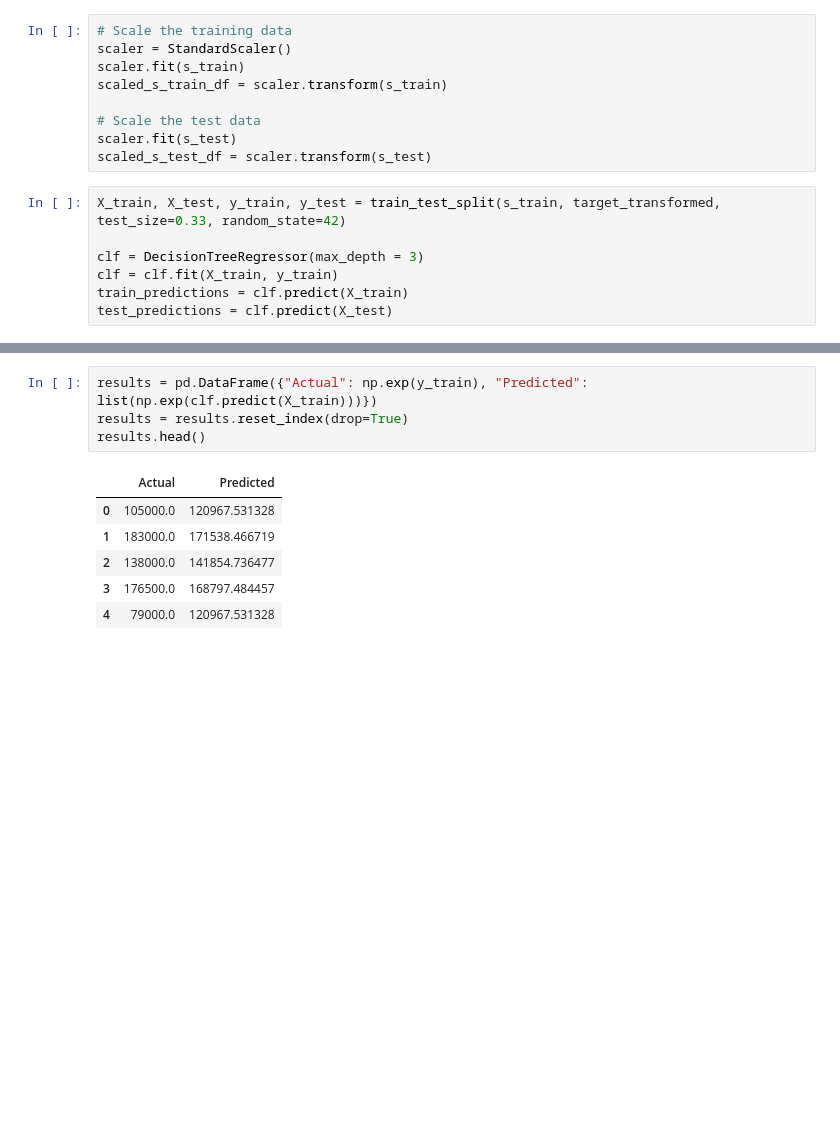
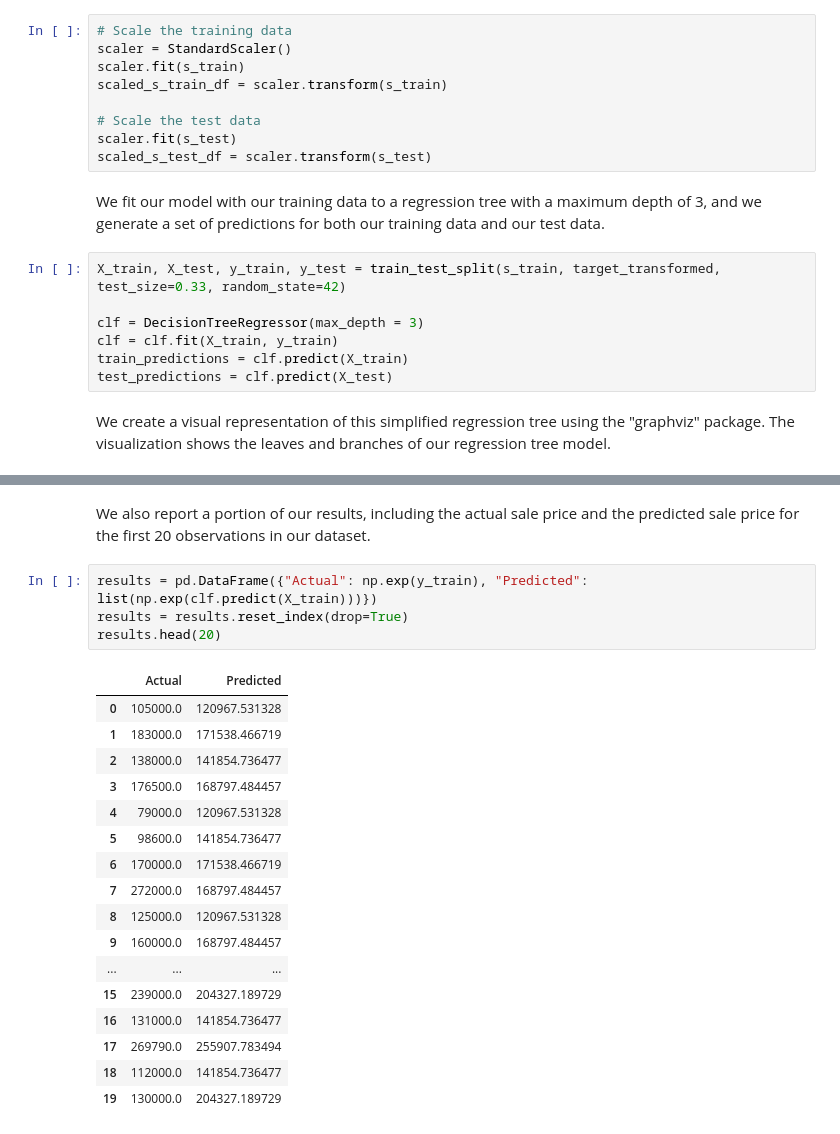
Before and after one commit to jeimee/588-econometrics, a Jupyter notebook: Regression-Trees-Project-V4.ipynb, the cells around one changed output, grey strips where cells are left out. Cells and saved outputs as stored; diff of their text form; blank space fills up the shorter version.

```diff
--- a/Regression-Trees-Project-V4.ipynb
+++ b/Regression-Trees-Project-V4.ipynb
@@ -461,6 +466,8 @@ scaled_s_train_df = scaler.transform(s_train)
 # Scale the test data
 scaler.fit(s_test)
 scaled_s_test_df = scaler.transform(s_test)
+# %% [markdown]
+We fit our model with our training data to a regression tree with a maximum depth of 3, and we generate a set of predictions for both our training data and our test data.
 # %%
 X_train, X_test, y_train, y_test = train_test_split(s_train, target_transformed, test_size=0.33, random_state=42)
 
@@ -468,6 +475,8 @@ clf = DecisionTreeRegressor(max_depth = 3)
 clf = clf.fit(X_train, y_train)
 train_predictions = clf.predict(X_train)
 test_predictions = clf.predict(X_test)
+# %% [markdown]
+We create a visual representation of this simplified regression tree using the "graphviz" package. The visualization shows the leaves and branches of our regression tree model.
 # %%
 #http://scikit-learn.org/stable/modules/generated/sklearn.tree.export_graphviz.html
 dot_data = tree.export_graphviz(clf, out_file = None, feature_names = s_train.columns, label = 'root', filled = True, impurity = True, proportion = True, rounded = True)
@@ -475,14 +484,27 @@ graph = graphviz.Source(dot_data)
 graph
 # %% [output]
 [drawing not drawn]
+# %% [markdown]
+We also report a portion of our results, including the actual sale price and the predicted sale price for the first 20 observations in our dataset.
 # %%
 results = pd.DataFrame({"Actual": np.exp(y_train), "Predicted": list(np.exp(clf.predict(X_train)))})
 results = results.reset_index(drop=True)
-results.head()
+results.head(20)
 # %% [output]
 |  | Actual | Predicted |
 | 0 | 105000.0 | 120967.531328 |
 | 1 | 183000.0 | 171538.466719 |
 | 2 | 138000.0 | 141854.736477 |
 | 3 | 176500.0 | 168797.484457 |
 | 4 | 79000.0 | 120967.531328 |
+| 5 | 98600.0 | 141854.736477 |
+| 6 | 170000.0 | 171538.466719 |
+| 7 | 272000.0 | 168797.484457 |
+| 8 | 125000.0 | 120967.531328 |
+| 9 | 160000.0 | 168797.484457 |
+| ... | ... | ... |
+| 15 | 239000.0 | 204327.189729 |
+| 16 | 131000.0 | 141854.736477 |
+| 17 | 269790.0 | 255907.783494 |
+| 18 | 112000.0 | 141854.736477 |
+| 19 | 130000.0 | 204327.189729 |
```
Also changed, not shown: parts of 30 cells of this notebook.
